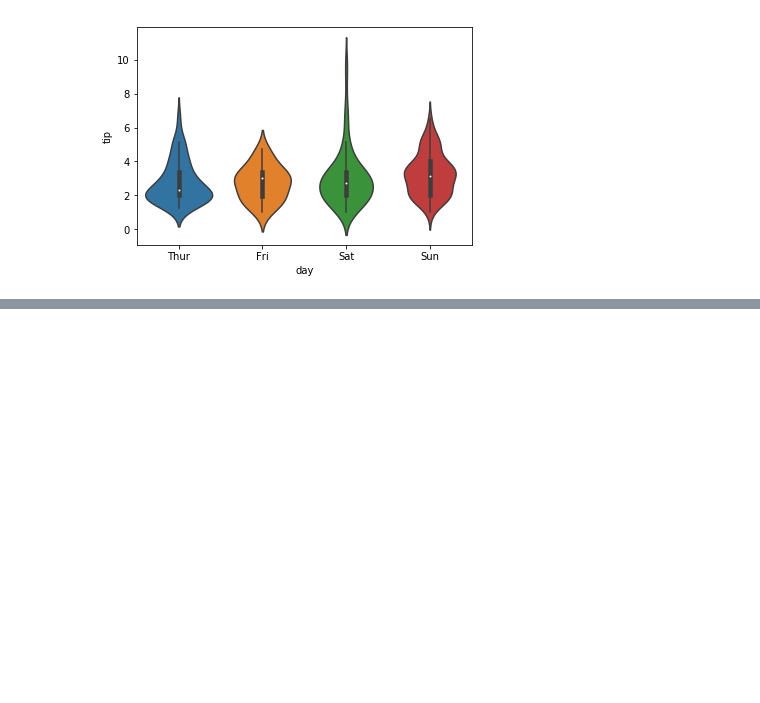
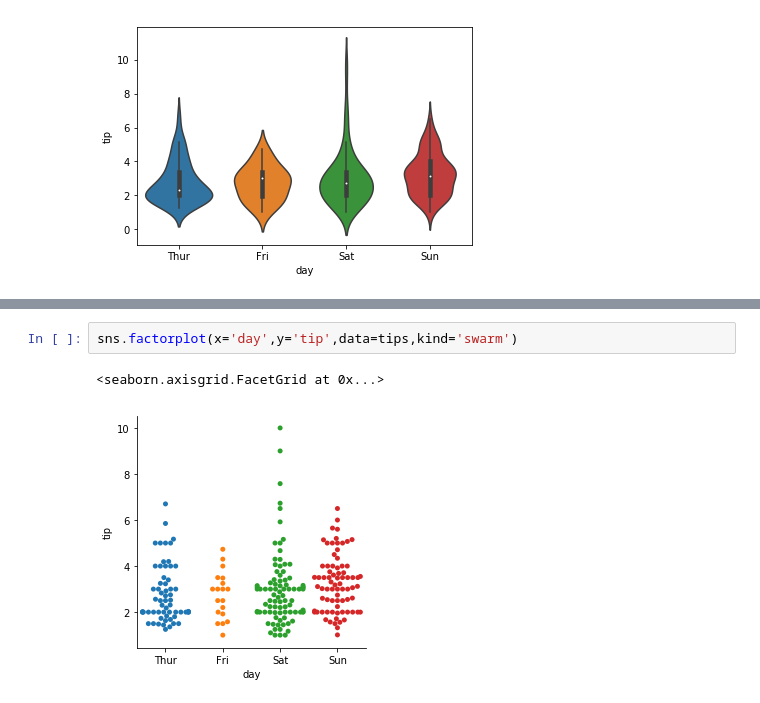
Before and after one commit to apuvvala-git/learndatascience, a Jupyter notebook: Data Visualization - Seaborn.ipynb, the cells around one changed output, grey strips where cells are left out. Cells and saved outputs as stored; diff of their text form; blank space fills up the shorter version.

```diff
--- a/Data Visualization - Seaborn.ipynb
+++ b/Data Visualization - Seaborn.ipynb
@@ -28,0 +48,5 @@ sns.violinplot(x='day',y='tip',data=tips)
+# %%
+sns.factorplot(x='day',y='tip',data=tips,kind='swarm')
+# %% [output]
+<seaborn.axisgrid.FacetGrid at 0x...>
+[figure, added]
```
Also changed, not shown: parts of 3 cells of this notebook.
